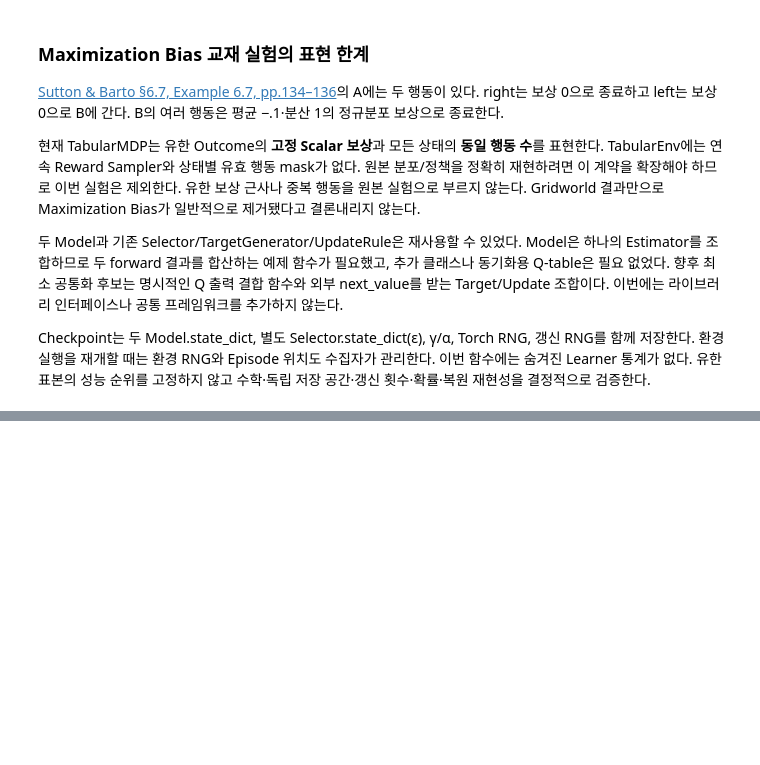
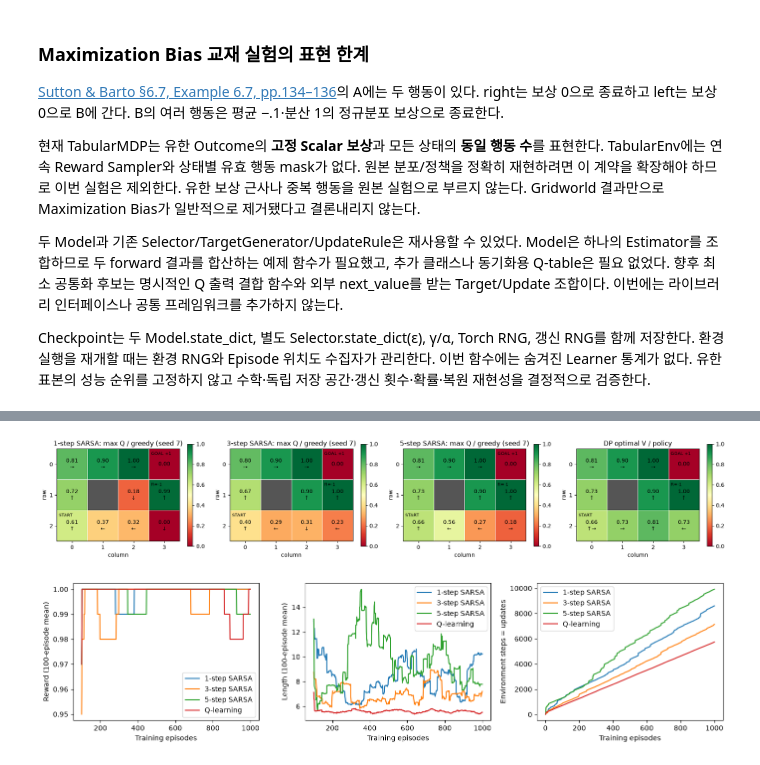
Before and after one commit to HeoJinuk/ModularRL, a Jupyter notebook: notebooks/dlfs4/06_td_modularrl.ipynb, the cells around one changed output, grey strips where cells are left out. Drawn from its saved outputs; the diff is of its cells as text; code cells hidden in the pictures; blank space fills up the shorter version.

Commit message:
test(td): validate n-step SARSA composition

```diff
--- a/notebooks/dlfs4/06_td_modularrl.ipynb
+++ b/notebooks/dlfs4/06_td_modularrl.ipynb
@@ -813,0 +926,23 @@ Checkpoint는 두 Model.state_dict, 별도 Selector.state_dict(ε), γ/α, Torch
+# %%
+nstep_results = {}
+for nstep_seed in (7, 11, 19):
+    for horizon in (1, 3, 5):
+        _, result = train_nstep(n=horizon, episodes=1000, seed=nstep_seed, gamma=.9, alpha=.8,
+                               epsilon=.1, max_steps=2000, log_every=0)
+        nstep_results[nstep_seed, horizon] = result
+        print(f"seed={nstep_seed} n={horizon}: episodes={result['episodes']} steps={result['steps']} updates={result['updates']} "
+              f"reward(last100)={np.mean(result['training_rewards'][-100:]):.3f} "
+              f"length(last100)={np.mean(result['episode_lengths'][-100:]):.2f} "
+              f"terminated={result['terminated_episodes']} truncated={result['truncated_episodes']} "
+              f"goal={result['after']['terminated']} greedy_steps={result['after']['steps']} RMSE={result['max_q_rmse']:.6f}")
+        print('Greedy path:', [DLFS4_STATES[state] for state in result['after']['path']])
+        print('DP optimal path:', [DLFS4_STATES[state] for state in result['dp_path']])
+        with np.printoptions(precision=4, suppress=True):
+            print('Q (up/down/left/right):\n', result['q_values'])
+        assert result['updates'] == result['steps']
+    for field in ('q_values', 'training_rewards', 'episode_lengths'):
+        np.testing.assert_array_equal(nstep_results[nstep_seed, 1][field], expected_results[nstep_seed, 'sarsa'][field])
+    q_reference = expected_results[nstep_seed, 'q_learning']
+    print(f"  Q-learning: steps={q_reference['steps']} goal={q_reference['after']['terminated']} "
+          f"greedy_steps={q_reference['after']['steps']} RMSE={q_reference['max_q_rmse']:.6f}")
+print('All three n=1 runs match existing SARSA Q/reward/length exactly.')
@@ -813,0 +967,24 @@ Checkpoint는 두 Model.state_dict, 별도 Selector.state_dict(ε), γ/α, Torch
+# %%
+fig, axes = plt.subplots(1, 4, figsize=(18, 3.8))
+for ax, horizon in zip(axes[:3], (1, 3, 5)):
+    q = nstep_results[7, horizon]['q_values']
+    greedy = np.eye(mdp.n_actions)[q.argmax(axis=1)]
+    plot_grid(q.max(axis=1), greedy, title=f'{horizon}-step SARSA: max Q / greedy (seed 7)', ax=ax)
+plot_grid(control_optimal.values, control_optimal.policy, title='DP optimal V / policy', ax=axes[3])
+plt.tight_layout(); plt.show()
+
+fig, axes = plt.subplots(1, 3, figsize=(14, 3.5))
+nstep_plot_runs = {f'{horizon}-step SARSA': nstep_results[7, horizon] for horizon in (1,3,5)}
+nstep_plot_runs['Q-learning'] = expected_results[7, 'q_learning']
+for label, result in nstep_plot_runs.items():
+    episodes = np.arange(1, len(result['episode_lengths'])+1)
+    axes[0].plot(episodes[99:], np.convolve(result['training_rewards'], np.ones(100)/100, mode='valid'), label=label)
+    axes[1].plot(episodes[99:], np.convolve(result['episode_lengths'], np.ones(100)/100, mode='valid'), label=label)
+    axes[2].plot(episodes, np.cumsum(result['episode_lengths']), label=label)
+for ax, label in zip(axes, ('Reward (100-episode mean)', 'Length (100-episode mean)', 'Environment steps = updates')):
+    ax.set(xlabel='Training episodes', ylabel=label)
+    ax.legend()
+plt.tight_layout(); plt.show()
+# %% [output]
+[figure, added]
+[figure, added]
```
Also changed, not shown: parts of 9 cells of this notebook, 6 other files.
